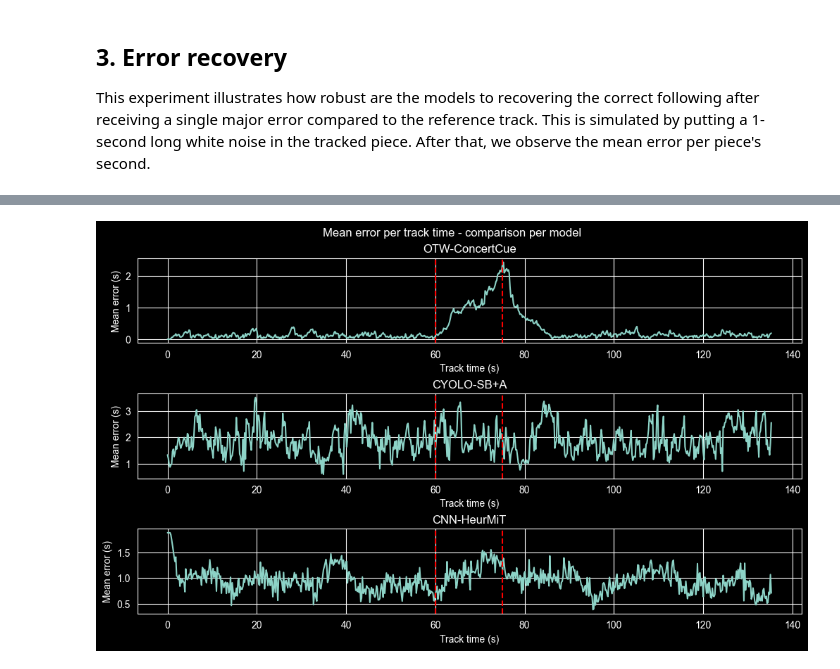
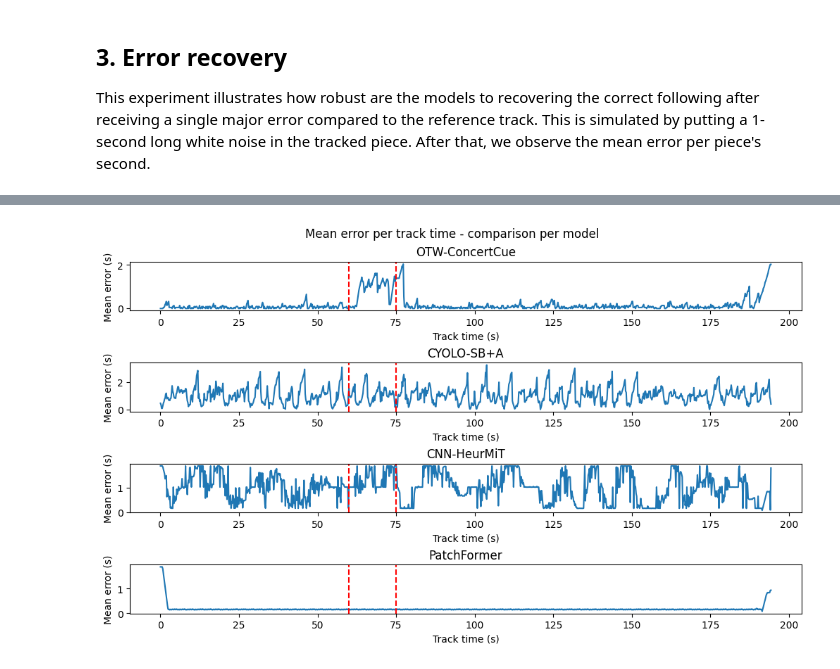
Before and after one commit to bkisly/score-following-eval, a Jupyter notebook: notebooks/experiments.ipynb, the cells around one changed output, grey strips where cells are left out. Drawn from its saved outputs; the diff is of its cells as text; code cells hidden in the pictures.

```diff
--- a/notebooks/experiments.ipynb
+++ b/notebooks/experiments.ipynb
@@ -29,12 +31,12 @@ import matplotlib.ticker as mtick
 # %%
 MAESTRO_PATH = r"C:\Users\bkisl\Desktop\maestro-v3.0.0\maestro-v3.0.0"
-N_PIECES = 10
+N_PIECES = 2
 MAX_DURATION = 500
 FIGURES_OUTPUT = "./figures"
 RESULTS_OUTPUT = "./results"
 BASIC_METRICS = [MetricKeys.ACCURACY, MetricKeys.MEAN_LATENCY, MetricKeys.MEAN_ERROR]
 
-plt.style.use('dark_background')
+plt.style.use('default')
 
 os.makedirs(FIGURES_OUTPUT, exist_ok=True)
 
@@ -58,0 +63,8 @@ heurMiT.load_checkpoint(HEURMIT_CHECKPOINT_PATH)
+# %%
+TRANSFORMER_CHECKPOINT_PATH = 'transformer.pth'
+
+transformer = TransformerModel()
+if not os.path.exists(TRANSFORMER_CHECKPOINT_PATH):
+    transformer.train({'dataset_path': MAESTRO_PATH, 'save_path': TRANSFORMER_CHECKPOINT_PATH})
+
+transformer.load_checkpoint(TRANSFORMER_CHECKPOINT_PATH)
@@ -61,5 +98,5 @@ heurMiT.load_checkpoint(HEURMIT_CHECKPOINT_PATH)
 # %%
-models = [otw, cyolo, heurMiT]
+models = [otw, cyolo, heurMiT, transformer]
 evaluator = Evaluator()
 experiments_runner = ExperimentsRunner(evaluator, models)
 # %% [output]
@@ -318,19 +367,19 @@ error_recovery_results = experiments_runner.test_recovery_time(pieces, noise_sta
 # %%
-fig, ax = plt.subplots(nrows=3, figsize=(10, 6), constrained_layout=True)
+fig, ax = plt.subplots(nrows=4, figsize=(10, 6), constrained_layout=True)
 
 for i, model_name in enumerate(error_recovery_results):
     recovery_results_for_model = error_recovery_results[model_name]
     l = [(i * evaluation.evaluator.CHUNK_SIZE) / evaluation.evaluator.SAMPLE_RATE for i in recovery_results_for_model.keys()]
     v = recovery_results_for_model.values()
     ax[i].plot(l, v, label=model_name)
     ax[i].set_xlabel("Track time (s)")
     ax[i].set_ylabel("Mean error (s)")
     ax[i].axvline(x=noise_start, color='red', linestyle='--')
     ax[i].axvline(x=noise_start+15, color='red', linestyle='--')
     ax[i].set_title(model_name)
 
 fig.suptitle("Mean error per track time - comparison per model")
 plt.savefig(os.path.join(FIGURES_OUTPUT, "3_recovery.png"))
 plt.show()
 # %% [output]
-[figure, old version]
+[figure, new version]
```
Also changed, not shown: parts of 15 cells of this notebook, 1 other file.
